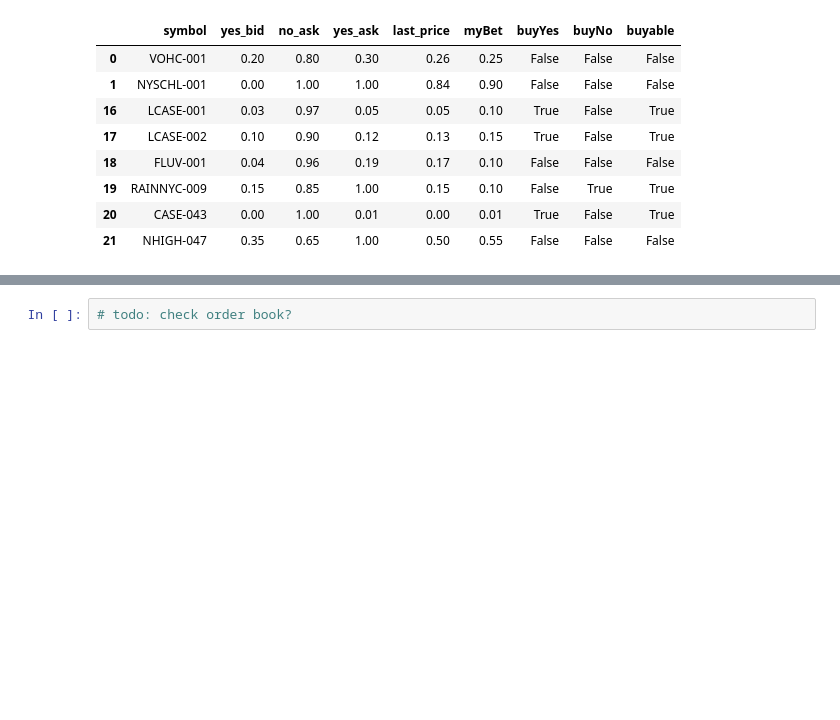
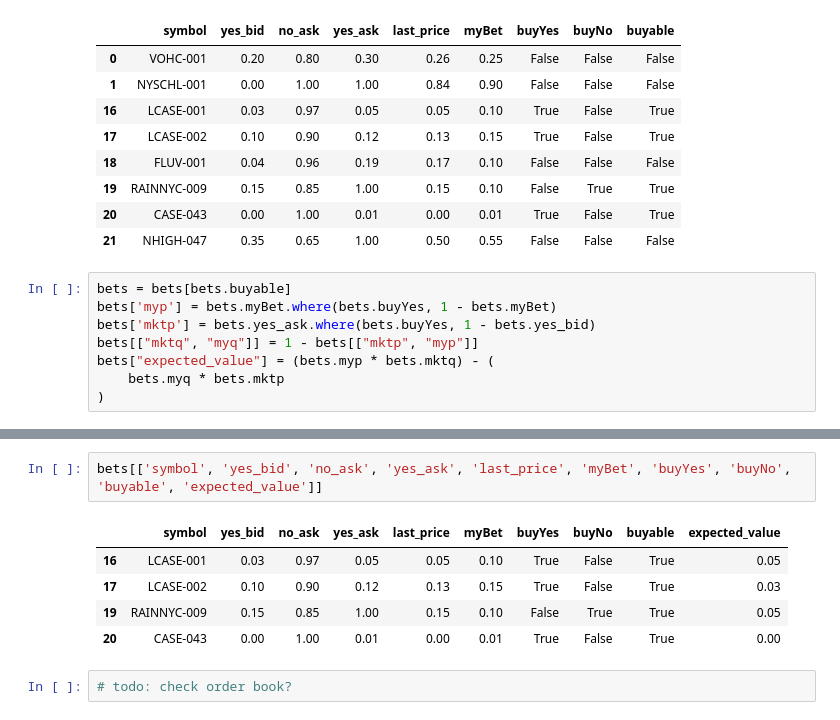
Before and after one commit to zackdrescher/prediction_market_tools, a Jupyter notebook: notebooks/analyze_bets.ipynb, the cells around one changed output, grey strips where cells are left out. Drawn from its saved outputs; the diff is of its cells as text; blank space fills up the shorter version.

Commit message:
expected value of bets

```diff
--- a/notebooks/analyze_bets.ipynb
+++ b/notebooks/analyze_bets.ipynb
@@ -136,3 +136,11 @@ bets[['symbol', 'yes_bid', 'no_ask', 'yes_ask', 'last_price', 'myBet', 'buyYes',
 | 19 | RAINNYC-009 | 0.15 | 0.85 | 1.00 | 0.15 | 0.10 | False | True | True |
 | 20 | CASE-043 | 0.00 | 1.00 | 0.01 | 0.00 | 0.01 | True | False | True |
 | 21 | NHIGH-047 | 0.35 | 0.65 | 1.00 | 0.50 | 0.55 | False | False | False |
+# %%
+bets = bets[bets.buyable]
+bets['myp'] = bets.myBet.where(bets.buyYes, 1 - bets.myBet)
+bets['mktp'] = bets.yes_ask.where(bets.buyYes, 1 - bets.yes_bid)
+bets[["mktq", "myq"]] = 1 - bets[["mktp", "myp"]]
+bets["expected_value"] = (bets.myp * bets.mktq) - (
+    bets.myq * bets.mktp
+)
@@ -139,2 +168,10 @@ bets[['symbol', 'yes_bid', 'no_ask', 'yes_ask', 'last_price', 'myBet', 'buyYes',
+# %%
+bets[['symbol', 'yes_bid', 'no_ask', 'yes_ask', 'last_price', 'myBet', 'buyYes', 'buyNo', 'buyable', 'expected_value']]
+# %% [output]
+|  | symbol | yes_bid | no_ask | yes_ask | last_price | myBet | buyYes | buyNo | buyable | expected_value |
+| 16 | LCASE-001 | 0.03 | 0.97 | 0.05 | 0.05 | 0.10 | True | False | True | 0.05 |
+| 17 | LCASE-002 | 0.10 | 0.90 | 0.12 | 0.13 | 0.15 | True | False | True | 0.03 |
+| 19 | RAINNYC-009 | 0.15 | 0.85 | 1.00 | 0.15 | 0.10 | False | True | True | 0.05 |
+| 20 | CASE-043 | 0.00 | 1.00 | 0.01 | 0.00 | 0.01 | True | False | True | 0.00 |
 # %%
 # todo: check order book?
```
Also changed, not shown: parts of 1 cell of this notebook.
